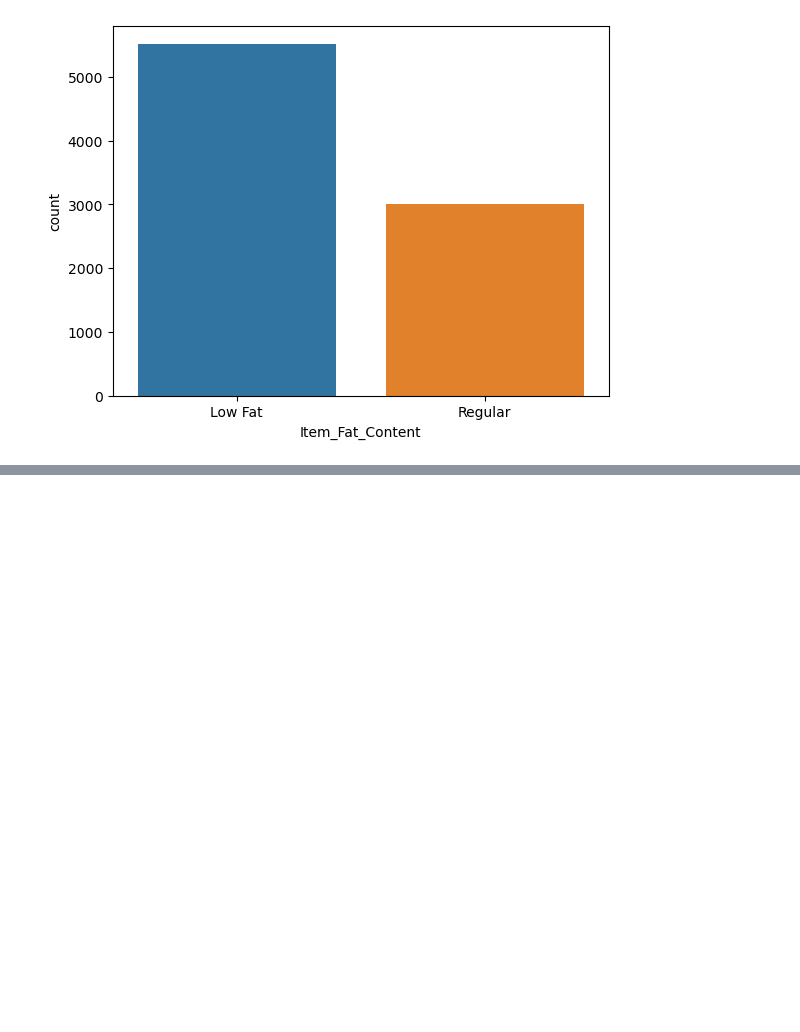
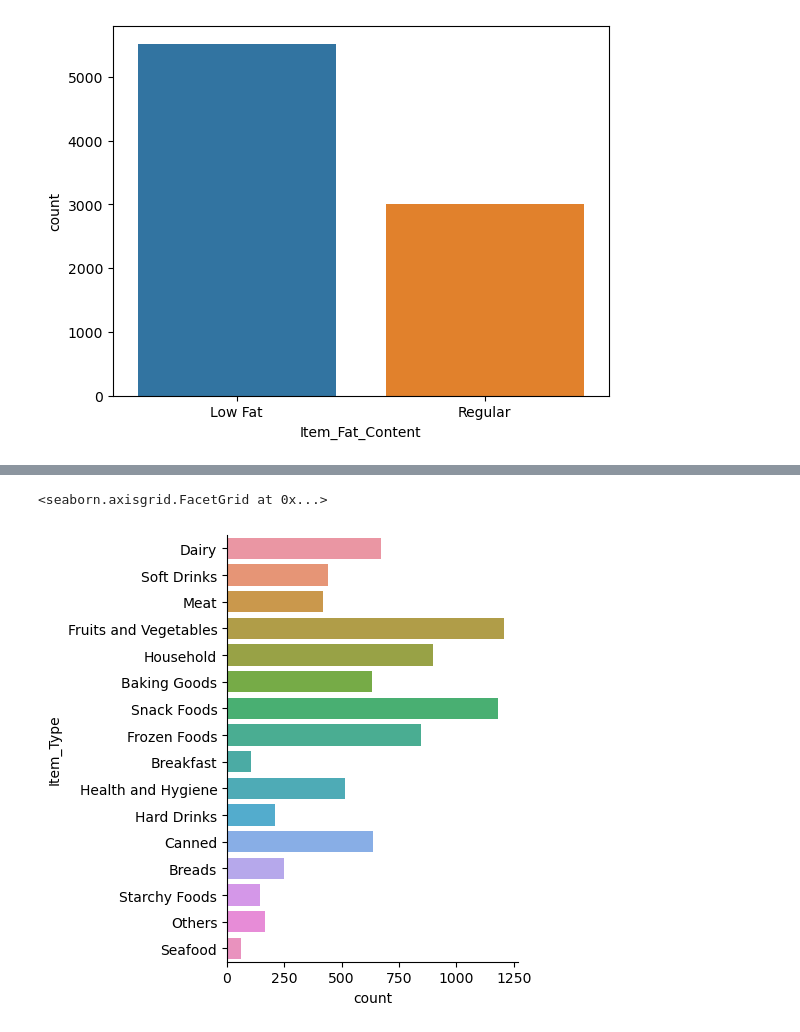
Before and after one commit to UTSAVMONDAL31/Bigmart-Prediction-Model, a Jupyter notebook: Bigmart Sales Prediction.ipynb, the cells around one changed output, grey strips where cells are left out. Cells and saved outputs as stored; diff of their text form; code cells hidden in the pictures; blank space fills up the shorter version.

```diff
--- a/Bigmart Sales Prediction.ipynb
+++ b/Bigmart Sales Prediction.ipynb
@@ -424,0 +444,5 @@ sns.countplot(x = train_data["Item_Fat_Content"], data = train_data)
+# %%
+sns.catplot(data = train_data_no_outlier, y = "Item_Type", kind="count")
+# %% [output]
+<seaborn.axisgrid.FacetGrid at 0x...>
+[figure, added]
```
Also changed, not shown: parts of 17 cells of this notebook.
